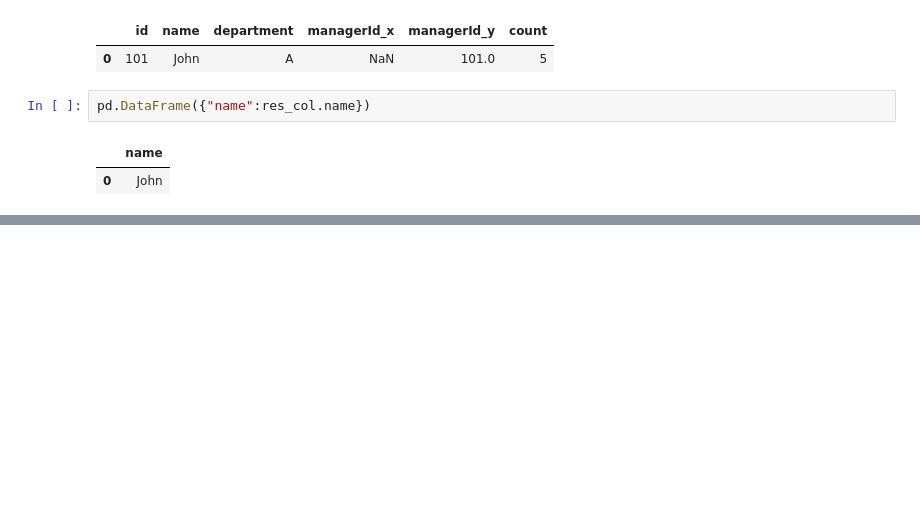
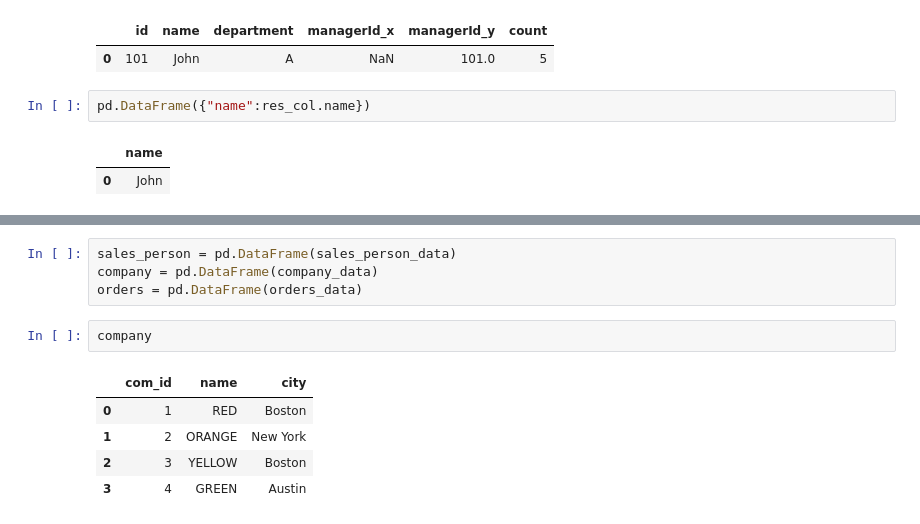
Before and after one commit to ShahriarHA/The-Pandas--Playground, a Jupyter notebook: leetCode4.ipynb, the cells around one changed output, grey strips where cells are left out. Saved outputs shown, nothing was run; the diff lists cells and outputs as text; blank space fills up the shorter version.

```diff
--- a/leetCode4.ipynb
+++ b/leetCode4.ipynb
@@ -343,0 +368,12 @@ pd.DataFrame({"name":res_col.name})
+# %%
+sales_person = pd.DataFrame(sales_person_data)
+company = pd.DataFrame(company_data)
+orders = pd.DataFrame(orders_data)
+# %%
+company
+# %% [output]
+|  | com_id | name | city |
+| 0 | 1 | RED | Boston |
+| 1 | 2 | ORANGE | New York |
+| 2 | 3 | YELLOW | Boston |
+| 3 | 4 | GREEN | Austin |
```
Also changed, not shown: parts of 8 cells of this notebook.
